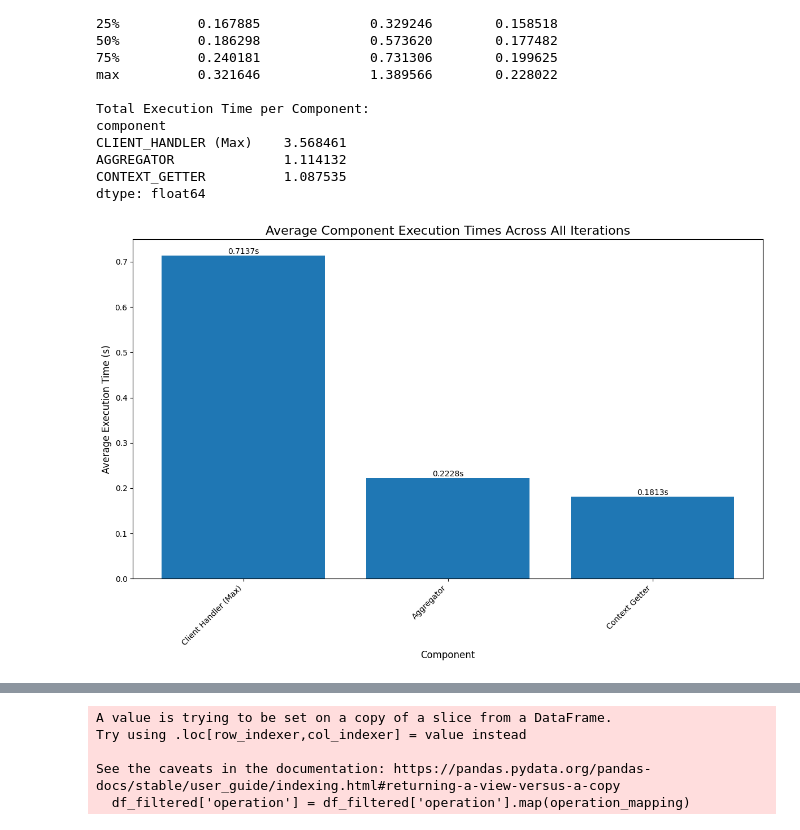
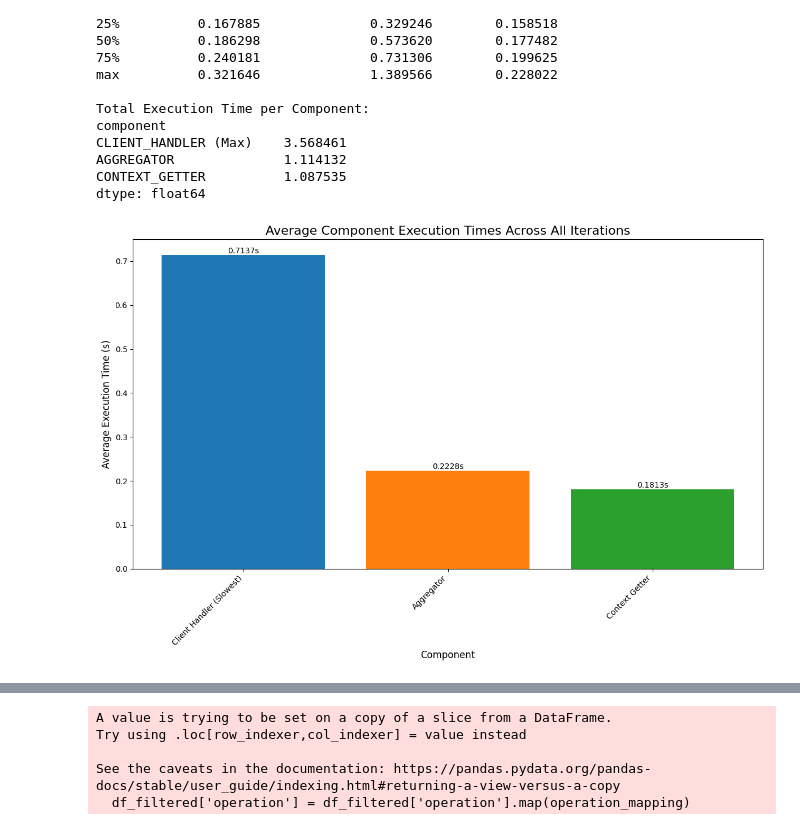
Before and after one commit to Akatroj/pfl-research, a Jupyter notebook: tutorials/analysis.ipynb, the cells around one changed output, grey strips where cells are left out. Saved outputs shown, nothing was run; the diff lists cells and outputs as text; code cells hidden in the pictures.

```diff
--- a/tutorials/analysis.ipynb
+++ b/tutorials/analysis.ipynb
@@ -111,7 +111,7 @@ all_components_avg = other_components_avg.append(pd.Series({"CLIENT_HANDLER (Max
 
 rename_dict = {
     "CONTEXT_GETTER": "Context Getter",
-    "CLIENT_HANDLER (Max)": "Client Handler (Max)",
+    "CLIENT_HANDLER (Max)": "Client Handler (Slowest)",
     "AGGREGATOR": "Aggregator",
 }
 
@@ -132,34 +132,33 @@ bars = ax.bar(
     all_components_avg_sorted.values,
     color=[cmap(i) for i in range(len(all_components_avg_sorted))],
 )
-# Create the bar chart
-bars = ax.bar(all_components_avg_sorted.index, all_components_avg_sorted.values)
+
 
 # Customize the plot
 ax.set_xlabel("Component", fontsize=12)
 ax.set_ylabel("Average Execution Time (s)", fontsize=12)
 ax.set_title("Average Component Execution Times Across All Iterations", fontsize=16)
 plt.xticks(rotation=45, ha="right")
 
 # Add value labels on the bars
 for bar in bars:
     height = bar.get_height()
     ax.text(bar.get_x() + bar.get_width() / 2.0, height, f"{height:.4f}s", ha="center", va="bottom")
 
 plt.tight_layout()
 plt.show()
 
 # Print average execution times
 print("Average Execution Times per Component:")
 print(all_components_avg_sorted)
 
 # Calculate and print the percentage of total time for each component
 total_time = all_components_avg_sorted.sum()
 percentages = (all_components_avg_sorted / total_time) * 100
 
 print("\nPercentage of Total Execution Time:")
 for component, percentage in percentages.items():
     print(f"{component}: {percentage:.2f}%")
 # %% [output]
-[figure, old version]
+[figure, new version]
 Average Execution Times per Component:
```
Also changed, not shown: parts of 2 cells of this notebook, 11 other files.
